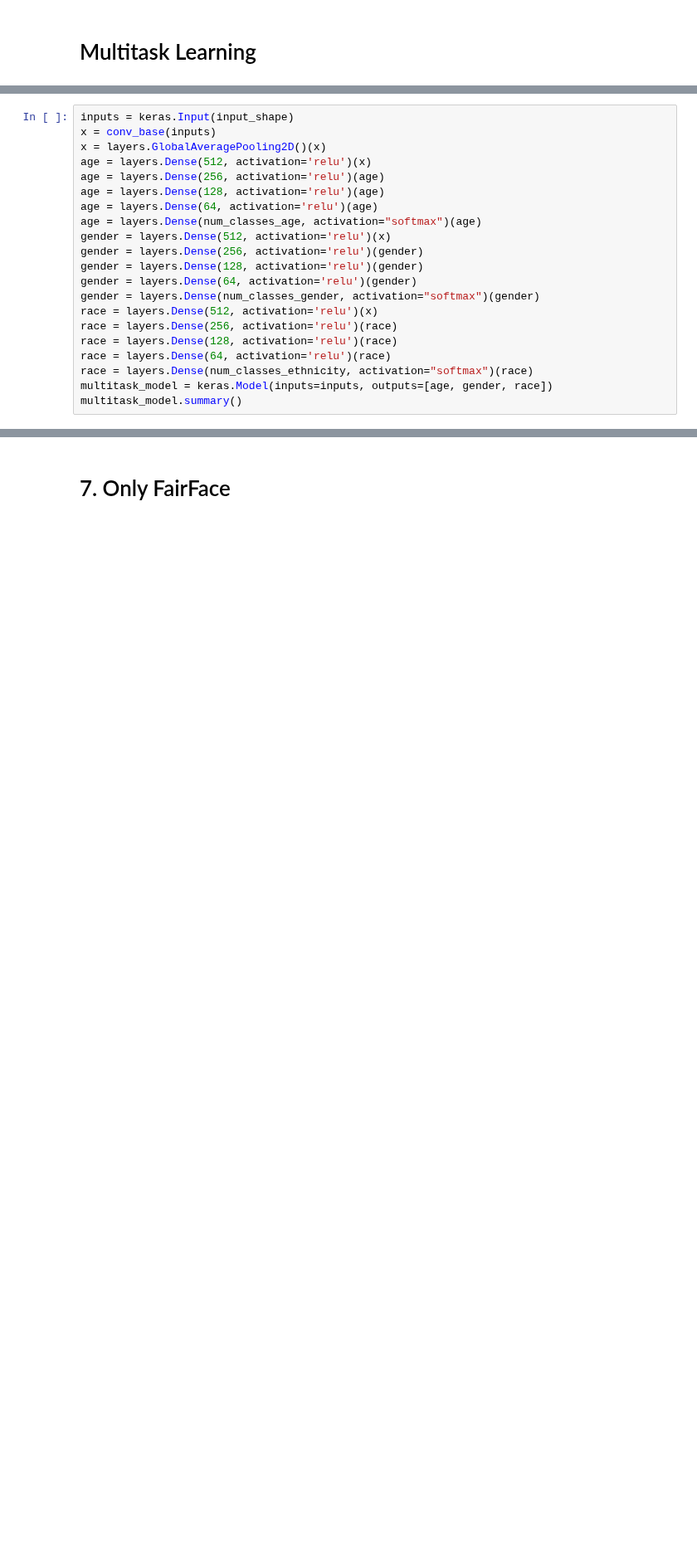
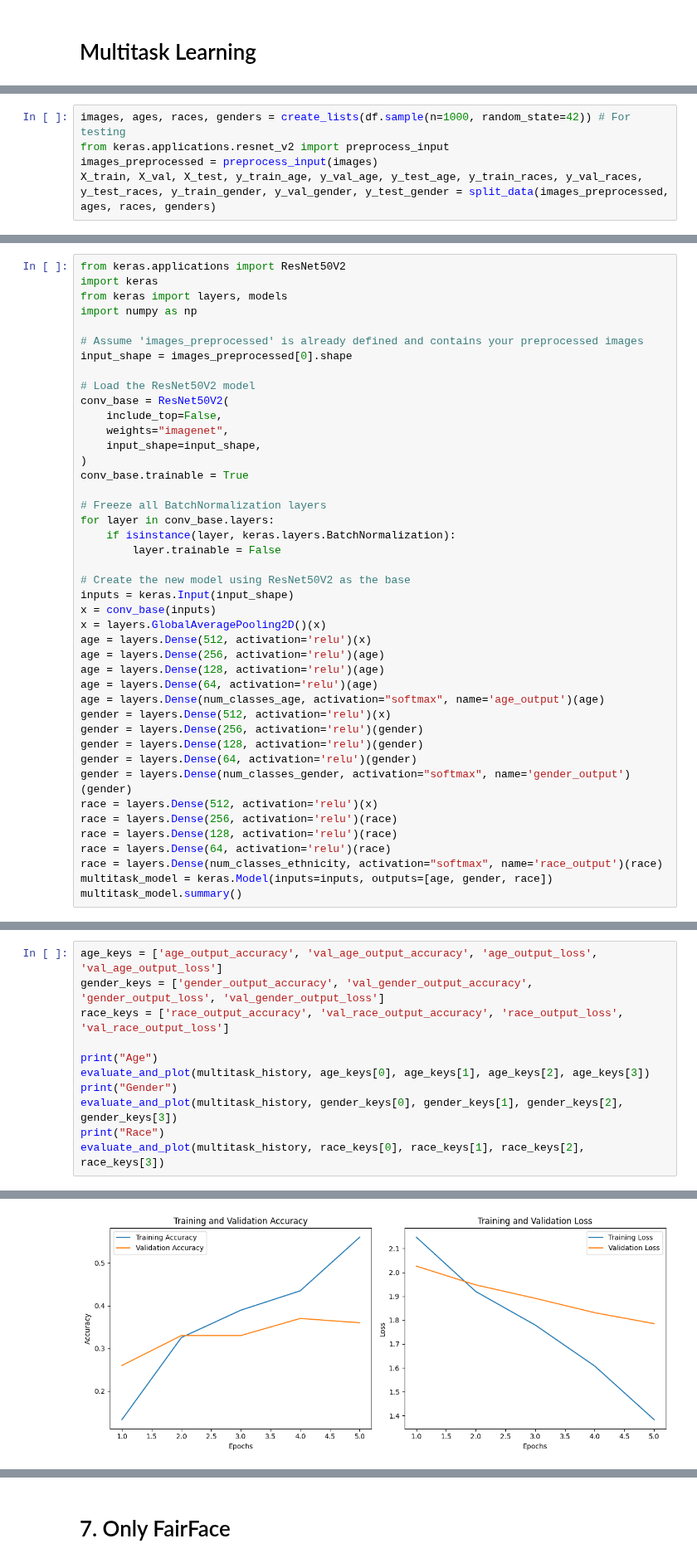
Before and after one commit to mortgad/DLVR, a Jupyter notebook: Baseline.ipynb, the cells around one changed output, grey strips where cells are left out. Shown at 83% size. Drawn from its saved outputs; the diff is of its cells as text; blank space fills up the shorter version.

```diff
--- a/Baseline.ipynb
+++ b/Baseline.ipynb
@@ -3181,0 +3100,5 @@ conv_base.trainable = False
+# %%
+images, ages, races, genders = create_lists(df.sample(n=1000, random_state=42)) # For testing
+from keras.applications.resnet_v2 import preprocess_input
+images_preprocessed = preprocess_input(images)
+X_train, X_val, X_test, y_train_age, y_val_age, y_test_age, y_train_races, y_val_races, y_test_races, y_train_gender, y_val_gender, y_test_gender = split_data(images_preprocessed, ages, races, genders)
@@ -3182,4 +3115,26 @@ conv_base.trainable = False
 # %%
+from keras.applications import ResNet50V2
+import keras
+from keras import layers, models
+import numpy as np
+
+# Assume 'images_preprocessed' is already defined and contains your preprocessed images
+input_shape = images_preprocessed[0].shape
+
+# Load the ResNet50V2 model
+conv_base = ResNet50V2(
+    include_top=False,
+    weights="imagenet",
+    input_shape=input_shape,
+)
+conv_base.trainable = True
+
+# Freeze all BatchNormalization layers
+for layer in conv_base.layers:
+    if isinstance(layer, keras.layers.BatchNormalization):
+        layer.trainable = False
+
+# Create the new model using ResNet50V2 as the base
 inputs = keras.Input(input_shape)
 x = conv_base(inputs)
 x = layers.GlobalAveragePooling2D()(x)
@@ -3187,17 +3142,17 @@ age = layers.Dense(512, activation='relu')(x)
 age = layers.Dense(256, activation='relu')(age)
 age = layers.Dense(128, activation='relu')(age)
 age = layers.Dense(64, activation='relu')(age)
-age = layers.Dense(num_classes_age, activation="softmax")(age)
+age = layers.Dense(num_classes_age, activation="softmax", name='age_output')(age)
 gender = layers.Dense(512, activation='relu')(x)
 gender = layers.Dense(256, activation='relu')(gender)
 gender = layers.Dense(128, activation='relu')(gender)
 gender = layers.Dense(64, activation='relu')(gender)
-gender = layers.Dense(num_classes_gender, activation="softmax")(gender)
+gender = layers.Dense(num_classes_gender, activation="softmax", name='gender_output')(gender)
 race = layers.Dense(512, activation='relu')(x)
 race = layers.Dense(256, activation='relu')(race)
 race = layers.Dense(128, activation='relu')(race)
 race = layers.Dense(64, activation='relu')(race)
-race = layers.Dense(num_classes_ethnicity, activation="softmax")(race)
+race = layers.Dense(num_classes_ethnicity, activation="softmax", name='race_output')(race)
 multitask_model = keras.Model(inputs=inputs, outputs=[age, gender, race])
 multitask_model.summary()
 # %% [output]
@@ -3256,0 +3226,12 @@ KeyboardInterrupt:
+# %%
+age_keys = ['age_output_accuracy', 'val_age_output_accuracy', 'age_output_loss', 'val_age_output_loss']
+gender_keys = ['gender_output_accuracy', 'val_gender_output_accuracy', 'gender_output_loss', 'val_gender_output_loss']
+race_keys = ['race_output_accuracy', 'val_race_output_accuracy', 'race_output_loss', 'val_race_output_loss']
+
+print("Age")
+evaluate_and_plot(multitask_history, age_keys[0], age_keys[1], age_keys[2], age_keys[3])
+print("Gender")
+evaluate_and_plot(multitask_history, gender_keys[0], gender_keys[1], gender_keys[2], gender_keys[3])
+print("Race")
+evaluate_and_plot(multitask_history, race_keys[0], race_keys[1], race_keys[2], race_keys[3])
+# %% [output]
@@ -3256,0 +3239 @@ KeyboardInterrupt:
+[figure, added]
```
Also changed, not shown: parts of 31 cells of this notebook.
